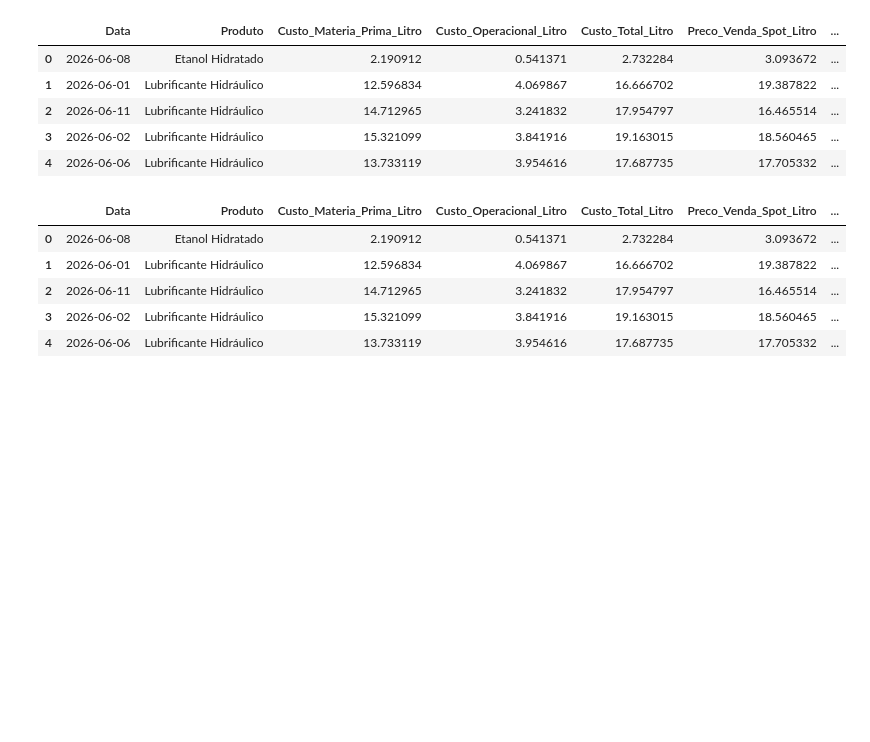
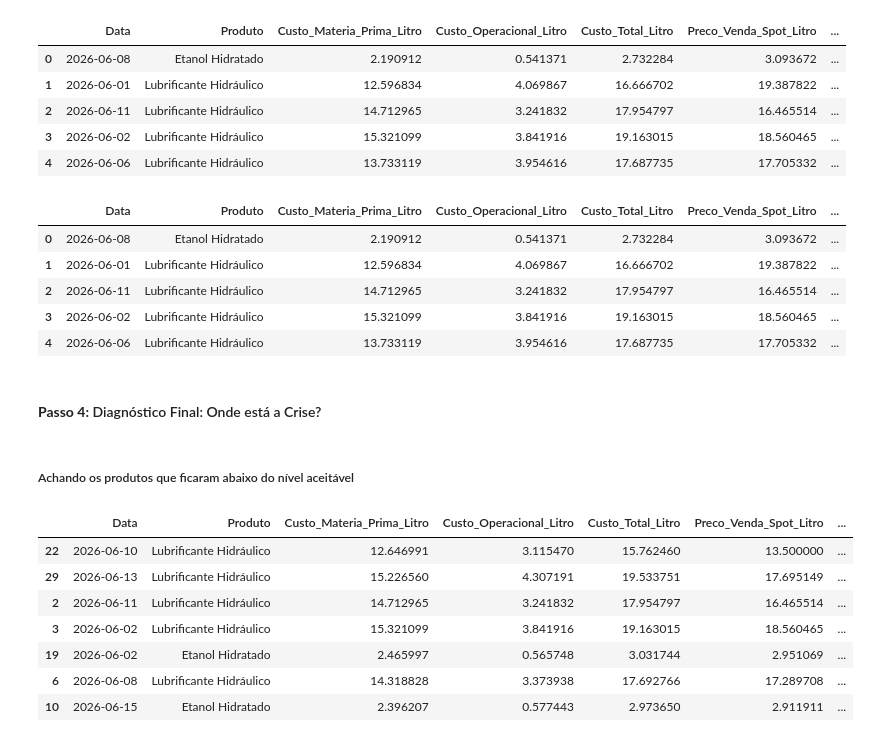
Before and after one commit to vitorjensen/monitor-trading-margens, a Jupyter notebook: notebooks/01_analise_exploratoria.ipynb, the cells around one changed output. Saved outputs shown, nothing was run; the diff lists cells and outputs as text; code cells hidden in the pictures; blank space fills up the shorter version.

Commit message:
Projeto atualizado com os passo 1, 2, 3 e 4

```diff
--- a/notebooks/01_analise_exploratoria.ipynb
+++ b/notebooks/01_analise_exploratoria.ipynb
@@ -115,3 +129,19 @@ df_merge.head()
 | 2 | 2026-06-11 | Lubrificante Hidráulico | 14.712965 | 3.241832 | 17.954797 | 16.465514 | ... |
 | 3 | 2026-06-02 | Lubrificante Hidráulico | 15.321099 | 3.841916 | 19.163015 | 18.560465 | ... |
 | 4 | 2026-06-06 | Lubrificante Hidráulico | 13.733119 | 3.954616 | 17.687735 | 17.705332 | ... |
+# %% [markdown]
+#### **Passo 4:** Diagnóstico Final: Onde está a Crise?
+# %% [markdown]
+##### Achando os produtos que ficaram abaixo do nível aceitável
+# %%
+df_produtos_abaixo_do_nivel = df_merge[df_merge['Margem_Percentual'] < 0].sort_values(by='Margem_Percentual', ascending=True)
+df_produtos_abaixo_do_nivel
+# %% [output]
+|  | Data | Produto | Custo_Materia_Prima_Litro | Custo_Operacional_Litro | Custo_Total_Litro | Preco_Venda_Spot_Litro | ... |
+| 22 | 2026-06-10 | Lubrificante Hidráulico | 12.646991 | 3.115470 | 15.762460 | 13.500000 | ... |
+| 29 | 2026-06-13 | Lubrificante Hidráulico | 15.226560 | 4.307191 | 19.533751 | 17.695149 | ... |
+| 2 | 2026-06-11 | Lubrificante Hidráulico | 14.712965 | 3.241832 | 17.954797 | 16.465514 | ... |
+| 3 | 2026-06-02 | Lubrificante Hidráulico | 15.321099 | 3.841916 | 19.163015 | 18.560465 | ... |
+| 19 | 2026-06-02 | Etanol Hidratado | 2.465997 | 0.565748 | 3.031744 | 2.951069 | ... |
+| 6 | 2026-06-08 | Lubrificante Hidráulico | 14.318828 | 3.373938 | 17.692766 | 17.289708 | ... |
+| 10 | 2026-06-15 | Etanol Hidratado | 2.396207 | 0.577443 | 2.973650 | 2.911911 | ... |
```
Also changed, not shown: parts of 7 cells of this notebook.
